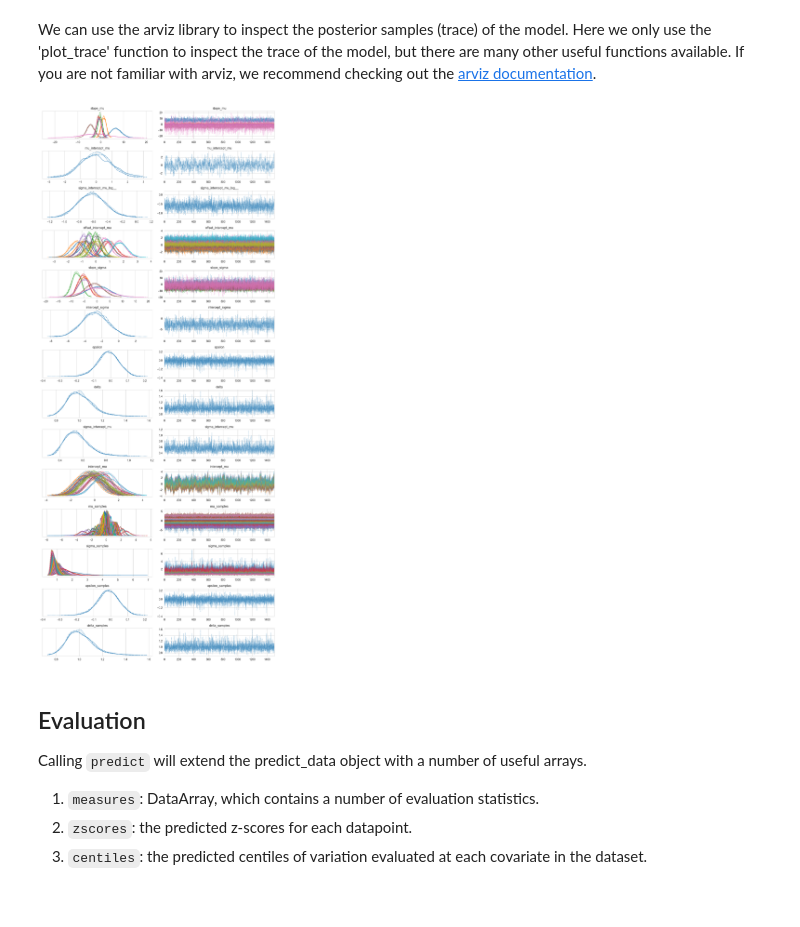
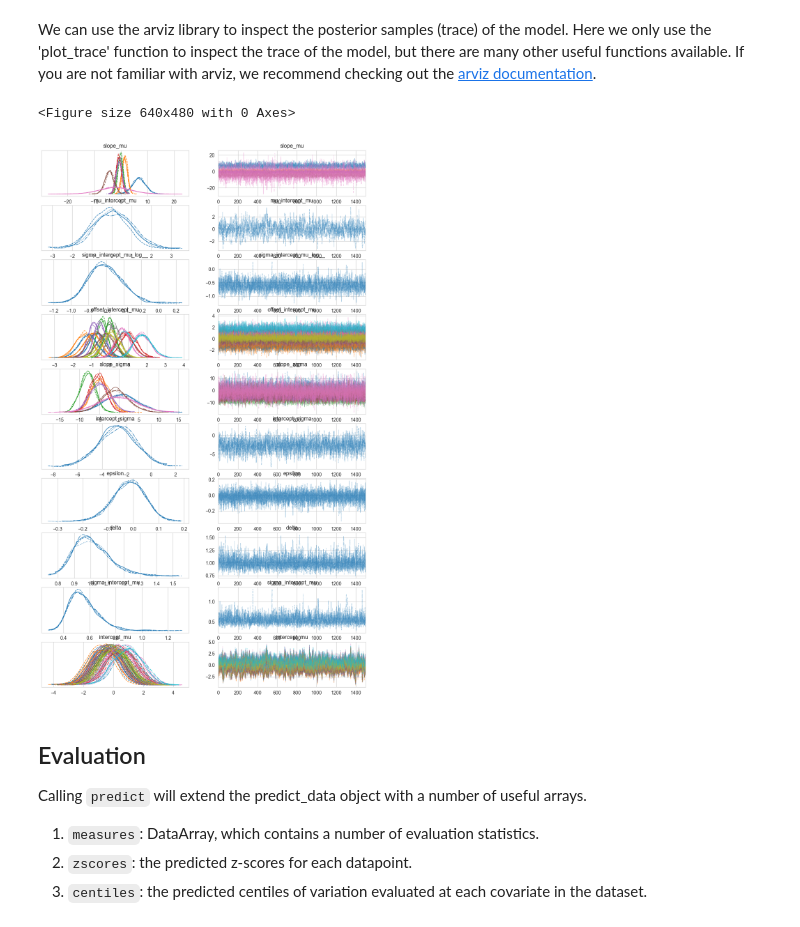
Before and after one commit to amarquand/PCNtoolkit, a Jupyter notebook: example_notebooks/hbr_example.ipynb, the cells around one changed output. Drawn from its saved outputs; the diff is of its cells as text; code cells hidden in the pictures.

```diff
--- a/example_notebooks/hbr_example.ipynb
+++ b/example_notebooks/hbr_example.ipynb
@@ -217,11 +227,12 @@ We can use the arviz library to inspect the posterior samples (trace) of the mod
 # %%
 idata = model.idata  # type: ignore
 
-az.plot_trace(idata.posterior)
 plt.tight_layout()
+az.plot_trace(idata.posterior, var_names="~_samples", filter_vars="like")
 plt.show()
 # %% [output]
+<Figure size 640x480 with 0 Axes>
-[figure, old version]
+[figure, new version]
 # %% [markdown]
 ## Evaluation
 Calling `predict` will extend the predict_data object with a number of useful arrays.
```
Also changed, not shown: parts of 13 cells of this notebook.
